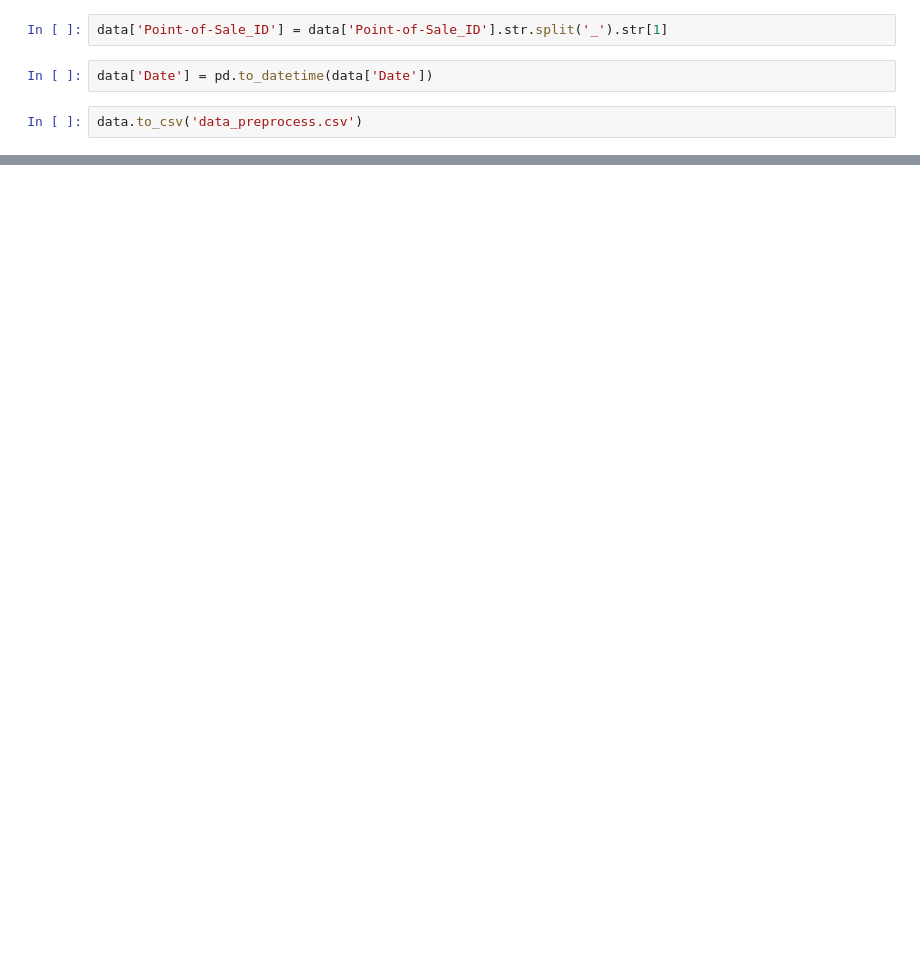
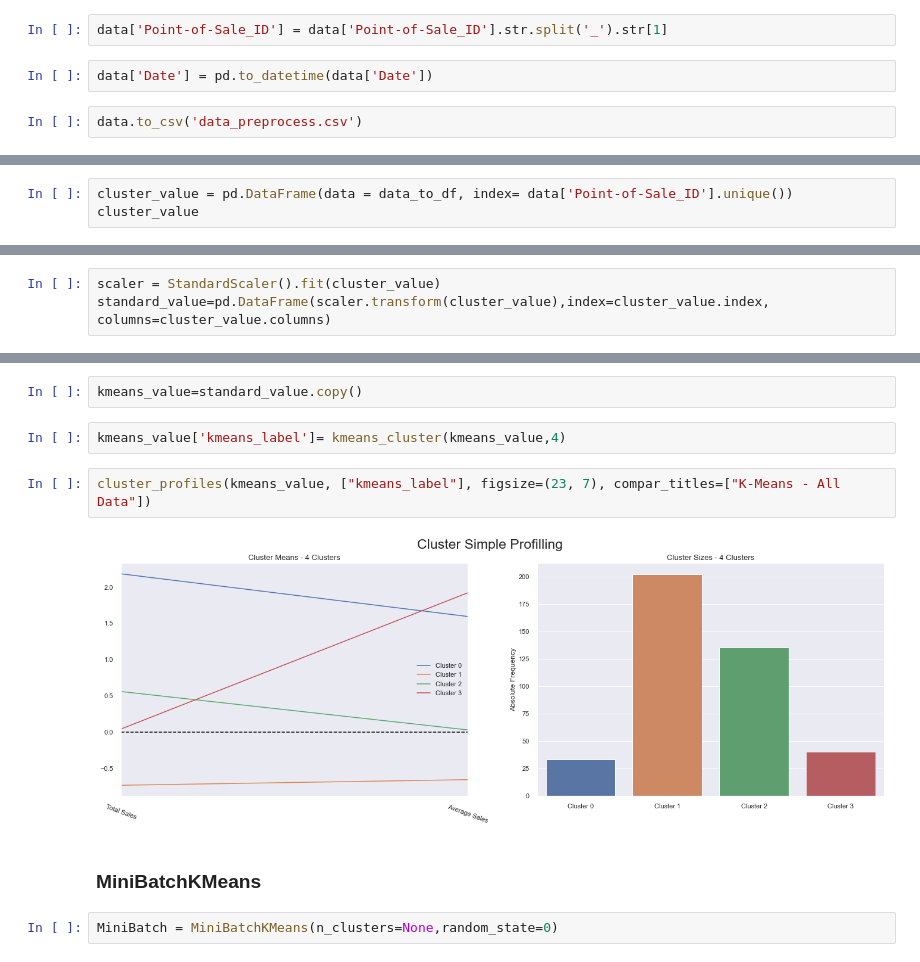
Before and after one commit to its-pedrofonseca/Business-Cases-With-Data-Science, a Jupyter notebook: BC5/BC5.ipynb, the cells around one changed output, grey strips where cells are left out. Drawn from its saved outputs; the diff is of its cells as text; blank space fills up the shorter version.

Commit message:
cluster em construção

```diff
--- a/BC5/BC5.ipynb
+++ b/BC5/BC5.ipynb
@@ -129,0 +263,3 @@ data.to_csv('data_preprocess.csv')
+# %%
+cluster_value = pd.DataFrame(data = data_to_df, index= data['Point-of-Sale_ID'].unique())
+cluster_value
@@ -129,0 +282,3 @@ data.to_csv('data_preprocess.csv')
+# %%
+scaler = StandardScaler().fit(cluster_value)
+standard_value=pd.DataFrame(scaler.transform(cluster_value),index=cluster_value.index, columns=cluster_value.columns)
@@ -129,0 +311,12 @@ data.to_csv('data_preprocess.csv')
+# %%
+kmeans_value=standard_value.copy()
+# %%
+kmeans_value['kmeans_label']= kmeans_cluster(kmeans_value,4)
+# %%
+cluster_profiles(kmeans_value, ["kmeans_label"], figsize=(23, 7), compar_titles=["K-Means - All Data"])
+# %% [output]
+[figure, added]
+# %% [markdown]
+### MiniBatchKMeans
+# %%
+MiniBatch = MiniBatchKMeans(n_clusters=None,random_state=0)
```
Also changed, not shown: parts of 72 cells of this notebook.
